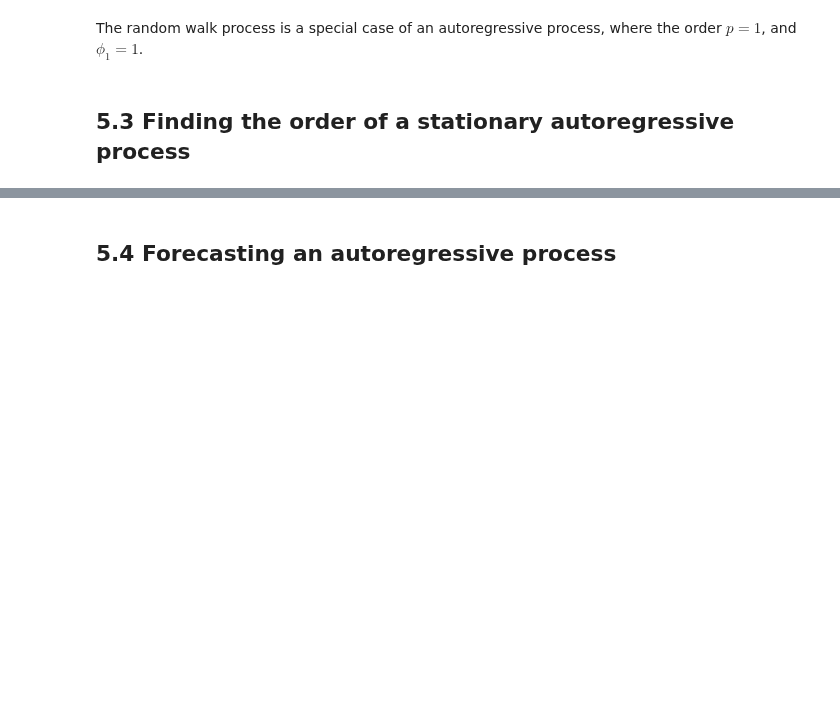
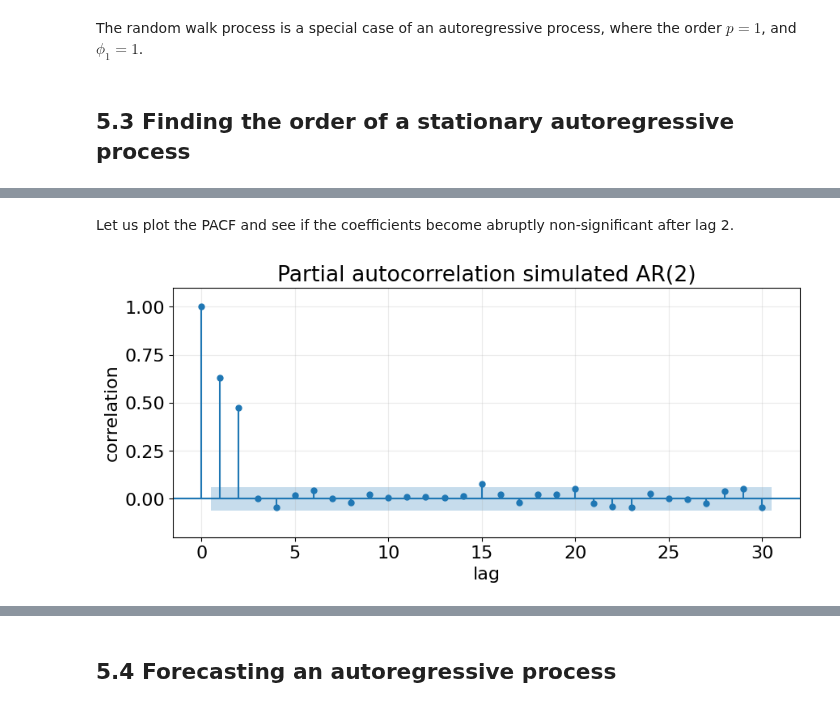
Before and after one commit to LugoBlogger/SI-201-542-forecasting-technique, a Jupyter notebook: week-05.ipynb, the cells around one changed output, grey strips where cells are left out. Saved outputs shown, nothing was run; the diff lists cells and outputs as text; code cells hidden in the pictures; blank space fills up the shorter version.

```diff
--- a/week-05.ipynb
+++ b/week-05.ipynb
@@ -92,0 +200,16 @@ where the order $p = 1$, and $\phi_1 = 1$.
+# %% [markdown]
+Let us plot the PACF and see if the coefficients become abruptly non-significant after lag 2.
+# %%
+fig, ax = plt.subplots(figsize=(10, 4))
+
+fig = plot_pacf(ar2_process, lags=30, ax=ax)
+
+ax.set_ylim([-.2, 1.1])
+ax.set_ylabel("correlation")
+ax.set_xlabel("lag")
+ax.set_title("Partial autocorrelation simulated AR(2)")
+ax.grid("on")
+
+plt.show(fig)
+# %% [output]
+[figure, added]
```
Also changed, not shown: parts of 37 cells of this notebook.
